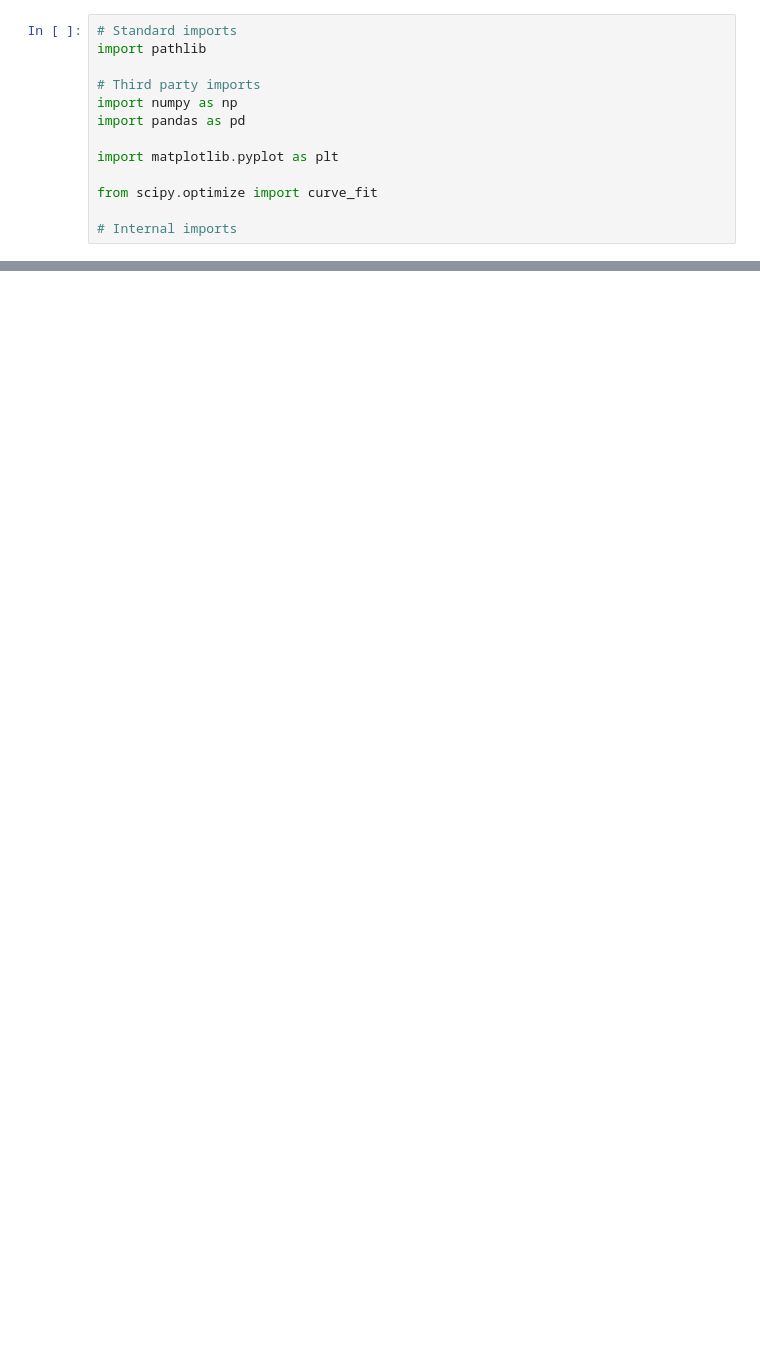
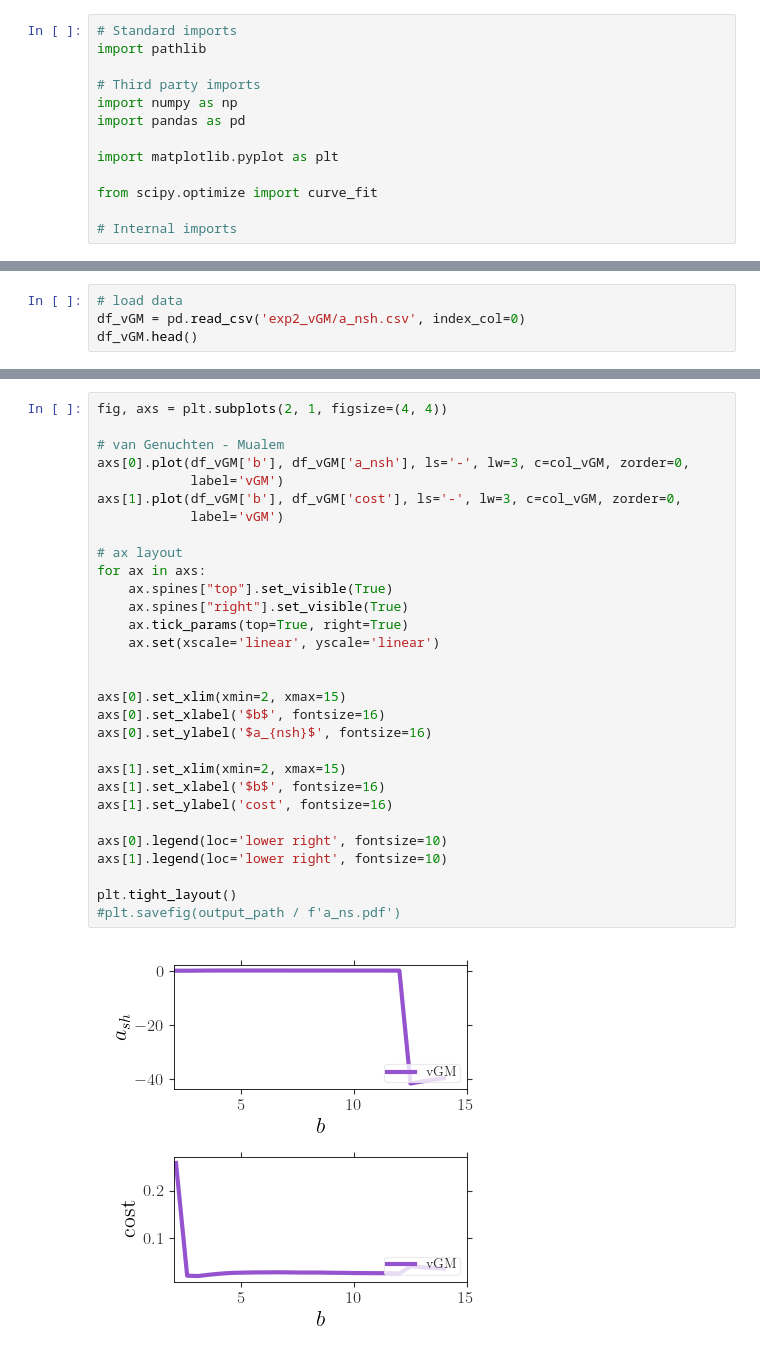
Before and after one commit to jpaccolat/seepage, a Jupyter notebook: exp2.ipynb, the cells around one changed output, grey strips where cells are left out. Cells and saved outputs as stored; diff of their text form; blank space fills up the shorter version.

```diff
--- a/exp2.ipynb
+++ b/exp2.ipynb
@@ -134,0 +234,4 @@ plt.tight_layout()
+# %%
+# load data
+df_vGM = pd.read_csv('exp2_vGM/a_nsh.csv', index_col=0)
+df_vGM.head()
@@ -134,0 +245,32 @@ plt.tight_layout()
+# %%
+fig, axs = plt.subplots(2, 1, figsize=(4, 4))
+
+# van Genuchten - Mualem
+axs[0].plot(df_vGM['b'], df_vGM['a_nsh'], ls='-', lw=3, c=col_vGM, zorder=0,
+            label='vGM')
+axs[1].plot(df_vGM['b'], df_vGM['cost'], ls='-', lw=3, c=col_vGM, zorder=0,
+            label='vGM')
+
+# ax layout
+for ax in axs:
+    ax.spines["top"].set_visible(True)
+    ax.spines["right"].set_visible(True)
+    ax.tick_params(top=True, right=True)
+    ax.set(xscale='linear', yscale='linear')
+
+
+axs[0].set_xlim(xmin=2, xmax=15)
+axs[0].set_xlabel('$b$', fontsize=16)
+axs[0].set_ylabel('$a_{nsh}$', fontsize=16)
+
+axs[1].set_xlim(xmin=2, xmax=15)
+axs[1].set_xlabel('$b$', fontsize=16)
+axs[1].set_ylabel('cost', fontsize=16)
+
+axs[0].legend(loc='lower right', fontsize=10)
+axs[1].legend(loc='lower right', fontsize=10)
+
+plt.tight_layout()
+#plt.savefig(output_path / f'a_ns.pdf')
+# %% [output]
+[figure, added]
```
Also changed, not shown: parts of 11 cells of this notebook, 2 other files.
